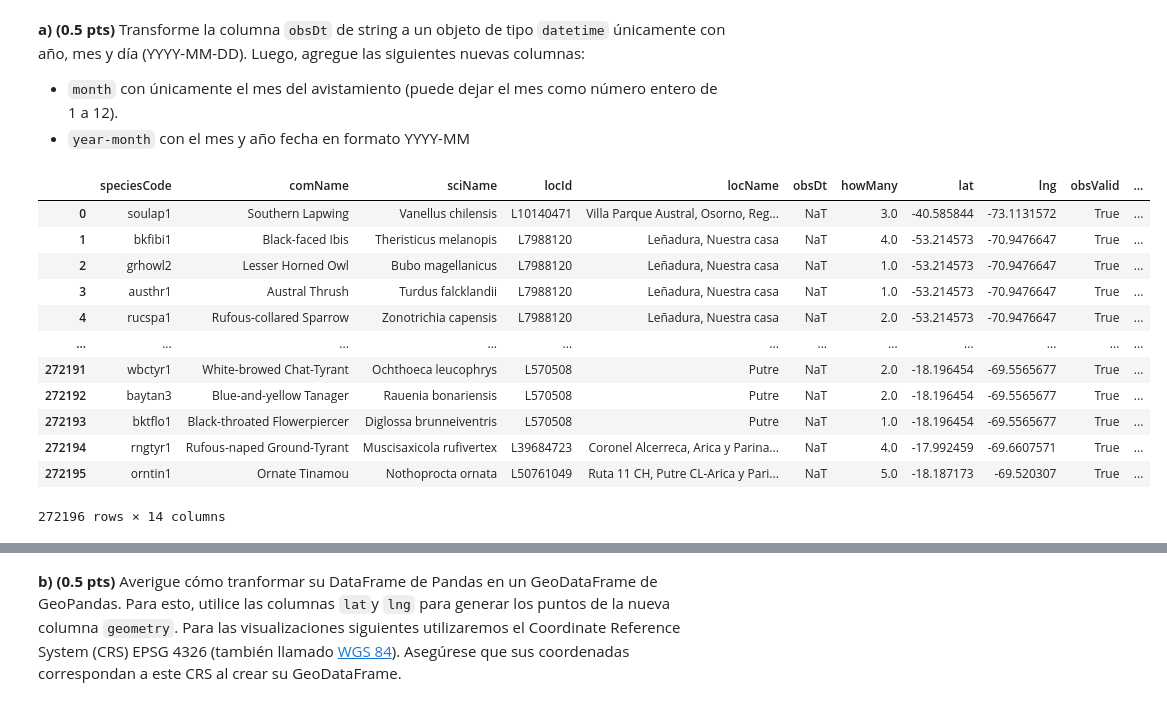
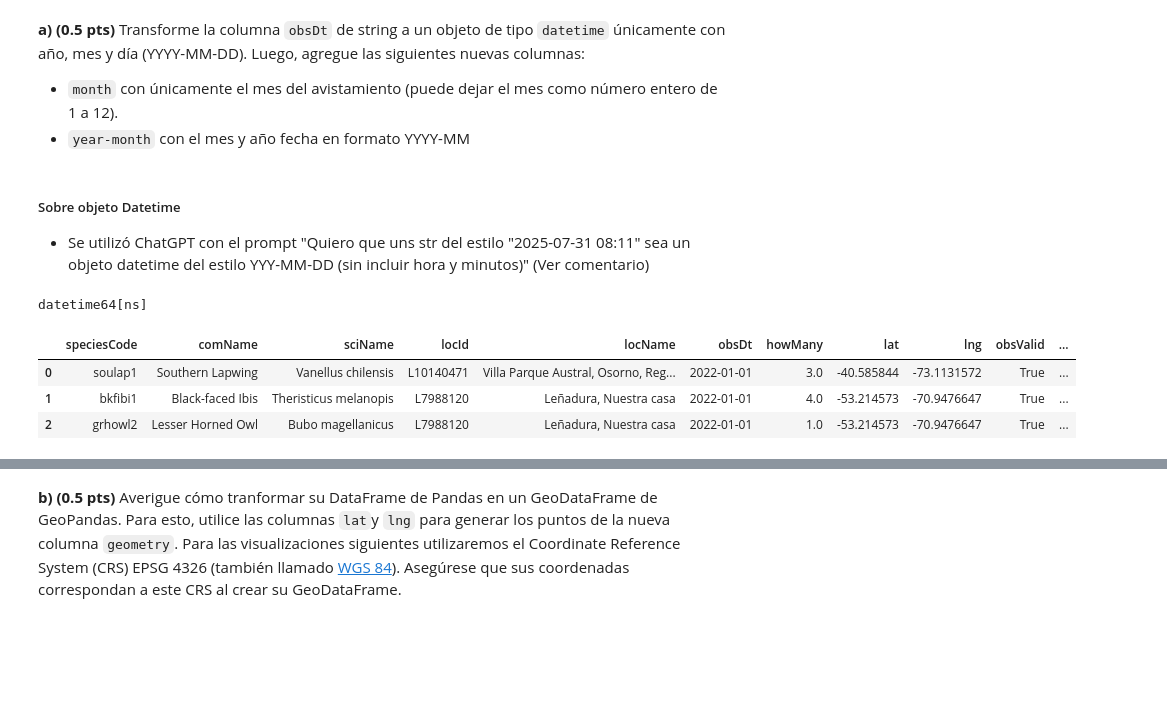
Before and after one commit to BenjaCidR/IMT2200-BENJAMIN-CID, a Jupyter notebook: Tareas/tarea 02/IMT2200-25s2 - Tarea 02.ipynb, the cells around one changed output, grey strips where cells are left out. Saved outputs shown, nothing was run; the diff lists cells and outputs as text; code cells hidden in the pictures; blank space fills up the shorter version.

Commit message:
Se agregan las columnas de month y year-month, commit para asegurar progreso

```diff
--- a/Tareas/tarea 02/IMT2200-25s2 - Tarea 02.ipynb
+++ b/Tareas/tarea 02/IMT2200-25s2 - Tarea 02.ipynb
@@ -235,19 +235,21 @@ Respecto a la pregunta B, se puede determinar que la cantidad de avistamietos ob
 **a) (0.5 pts)** Transforme la columna `obsDt` de string a un objeto de tipo `datetime` únicamente con año, mes y día (YYYY-MM-DD). Luego, agregue las siguientes nuevas columnas:
 * `month` con únicamente el mes del avistamiento (puede dejar el mes como número entero de 1 a 12).
 * `year-month` con el mes y año fecha en formato YYYY-MM
+# %% [markdown]
+##### Sobre objeto Datetime
+-  Se utilizó ChatGPT con el prompt "Quiero que uns str del estilo "2025-07-31 08:11" sea un objeto datetime del estilo YYY-MM-DD (sin incluir hora y minutos)" (Ver comentario)
 # %%
-df
+#Se utiliza función de Pandas para obtener objetos Datetime
+df["obsDt"] = pd.to_datetime(df["obsDt"], format="%Y-%m-%d %H:%M", errors="coerce")
+
+#Output del prompt
+df["obsDt"] = df["obsDt"].dt.floor('d')
+print(df["obsDt"].dtype)
+
+df.head(3)
 # %% [output]
+datetime64[ns]
 |  | speciesCode | comName | sciName | locId | locName | obsDt | howMany | lat | lng | obsValid | ... |
-| 0 | soulap1 | Southern Lapwing | Vanellus chilensis | L10140471 | Villa Parque Austral, Osorno, Reg... | NaT | 3.0 | -40.585844 | -73.1131572 | True | ... |
-| 1 | bkfibi1 | Black-faced Ibis | Theristicus melanopis | L7988120 | Leñadura, Nuestra casa | NaT | 4.0 | -53.214573 | -70.9476647 | True | ... |
-| 2 | grhowl2 | Lesser Horned Owl | Bubo magellanicus | L7988120 | Leñadura, Nuestra casa | NaT | 1.0 | -53.214573 | -70.9476647 | True | ... |
-| 3 | austhr1 | Austral Thrush | Turdus falcklandii | L7988120 | Leñadura, Nuestra casa | NaT | 1.0 | -53.214573 | -70.9476647 | True | ... |
-| 4 | rucspa1 | Rufous-collared Sparrow | Zonotrichia capensis | L7988120 | Leñadura, Nuestra casa | NaT | 2.0 | -53.214573 | -70.9476647 | True | ... |
-| ... | ... | ... | ... | ... | ... | ... | ... | ... | ... | ... | ... |
-| 272191 | wbctyr1 | White-browed Chat-Tyrant | Ochthoeca leucophrys | L570508 | Putre | NaT | 2.0 | -18.196454 | -69.5565677 | True | ... |
-| 272192 | baytan3 | Blue-and-yellow Tanager | Rauenia bonariensis | L570508 | Putre | NaT | 2.0 | -18.196454 | -69.5565677 | True | ... |
-| 272193 | bktflo1 | Black-throated Flowerpiercer | Diglossa brunneiventris | L570508 | Putre | NaT | 1.0 | -18.196454 | -69.5565677 | True | ... |
-| 272194 | rngtyr1 | Rufous-naped Ground-Tyrant | Muscisaxicola rufivertex | L39684723 | Coronel Alcerreca, Arica y Parina... | NaT | 4.0 | -17.992459 | -69.6607571 | True | ... |
-| 272195 | orntin1 | Ornate Tinamou | Nothoprocta ornata | L50761049 | Ruta 11 CH, Putre CL-Arica y Pari... | NaT | 5.0 | -18.187173 | -69.520307 | True | ... |
+| 0 | soulap1 | Southern Lapwing | Vanellus chilensis | L10140471 | Villa Parque Austral, Osorno, Reg... | 2022-01-01 | 3.0 | -40.585844 | -73.1131572 | True | ... |
+| 1 | bkfibi1 | Black-faced Ibis | Theristicus melanopis | L7988120 | Leñadura, Nuestra casa | 2022-01-01 | 4.0 | -53.214573 | -70.9476647 | True | ... |
+| 2 | grhowl2 | Lesser Horned Owl | Bubo magellanicus | L7988120 | Leñadura, Nuestra casa | 2022-01-01 | 1.0 | -53.214573 | -70.9476647 | True | ... |
-272196 rows × 14 columns
```
Also changed, not shown: parts of 1 cell of this notebook.
